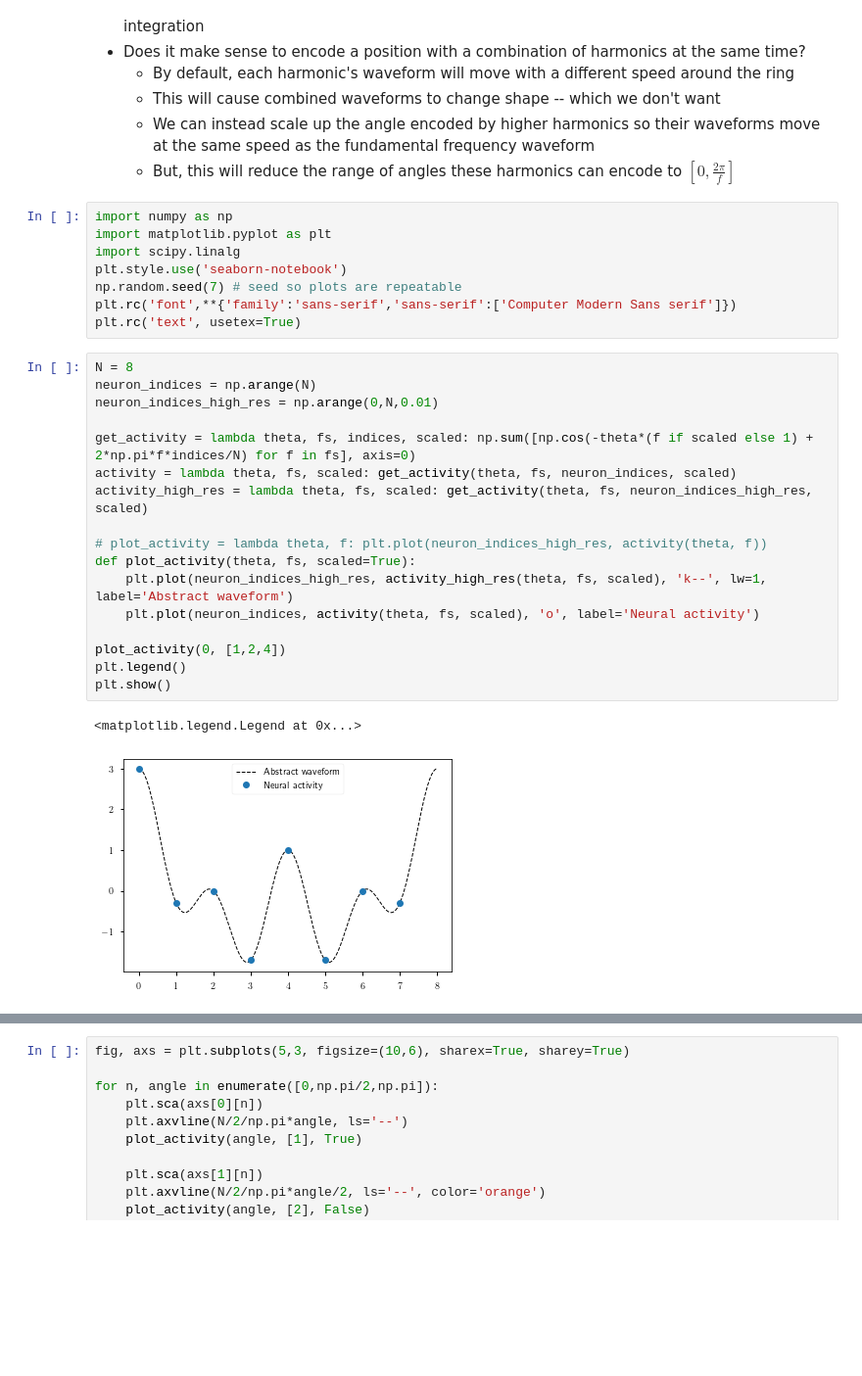
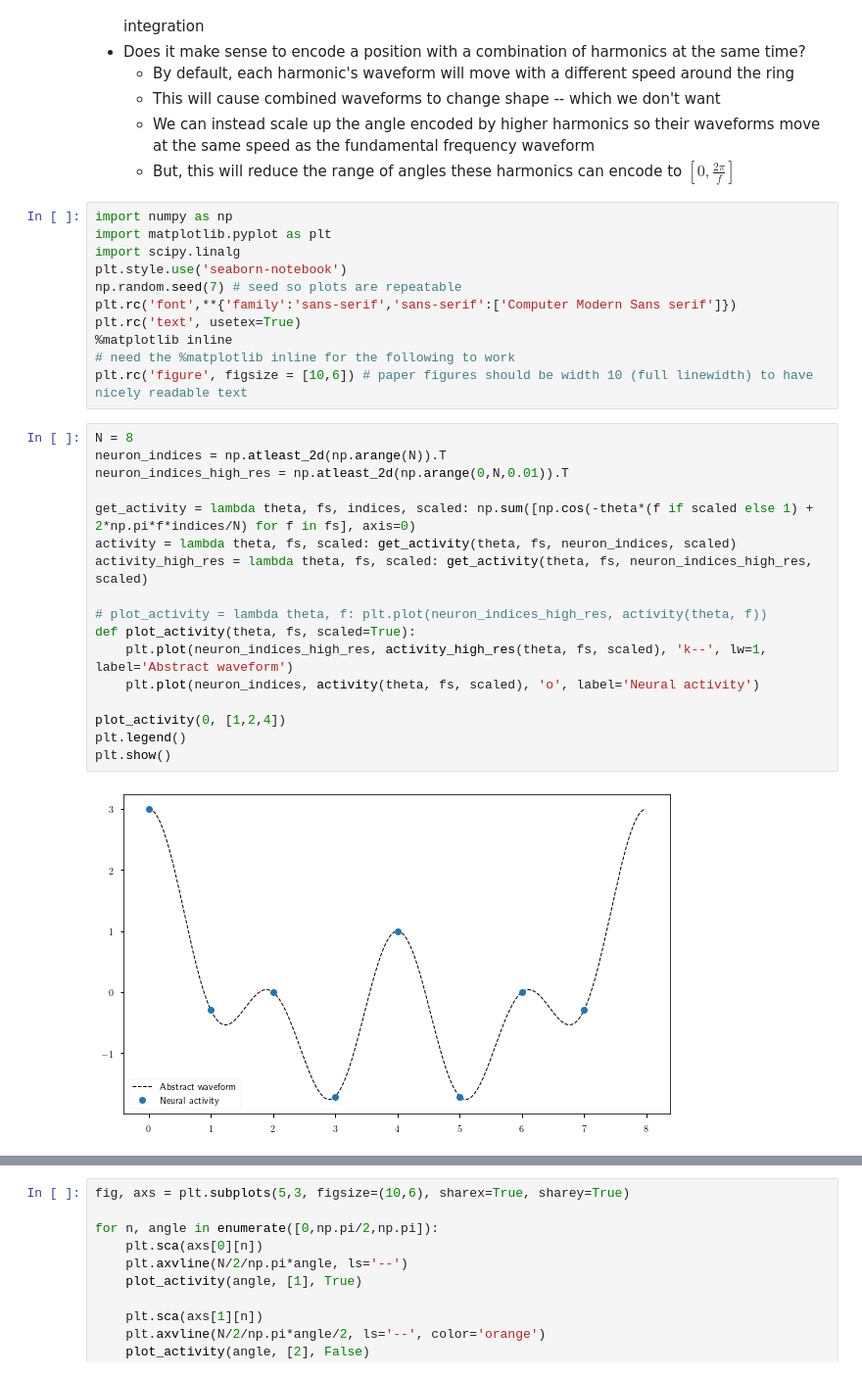
Before and after one commit to Dominic-DallOsto/insect-navigation-sinusoidal-optimality, a Jupyter notebook: encoding with multiple harmonics.ipynb, the cells around one changed output, grey strips where cells are left out. Shown at 98% size. Cells and saved outputs as stored; diff of their text form; blank space fills up the shorter version.

```diff
--- a/encoding with multiple harmonics.ipynb
+++ b/encoding with multiple harmonics.ipynb
@@ -15,26 +15,28 @@ plt.style.use('seaborn-notebook')
 np.random.seed(7) # seed so plots are repeatable
 plt.rc('font',**{'family':'sans-serif','sans-serif':['Computer Modern Sans serif']})
 plt.rc('text', usetex=True)
+%matplotlib inline
+# need the %matplotlib inline for the following to work
+plt.rc('figure', figsize = [10,6]) # paper figures should be width 10 (full linewidth) to have nicely readable text
 # %%
 N = 8
-neuron_indices = np.arange(N)
-neuron_indices_high_res = np.arange(0,N,0.01)
+neuron_indices = np.atleast_2d(np.arange(N)).T
+neuron_indices_high_res = np.atleast_2d(np.arange(0,N,0.01)).T
 
 get_activity = lambda theta, fs, indices, scaled: np.sum([np.cos(-theta*(f if scaled else 1) + 2*np.pi*f*indices/N) for f in fs], axis=0)
 activity = lambda theta, fs, scaled: get_activity(theta, fs, neuron_indices, scaled)
 activity_high_res = lambda theta, fs, scaled: get_activity(theta, fs, neuron_indices_high_res, scaled)
 
 # plot_activity = lambda theta, f: plt.plot(neuron_indices_high_res, activity(theta, f))
 def plot_activity(theta, fs, scaled=True):
 	plt.plot(neuron_indices_high_res, activity_high_res(theta, fs, scaled), 'k--', lw=1, label='Abstract waveform')
 	plt.plot(neuron_indices, activity(theta, fs, scaled), 'o', label='Neural activity')
 
 plot_activity(0, [1,2,4])
 plt.legend()
 plt.show()
 # %% [output]
-<matplotlib.legend.Legend at 0x...>
-[figure, old version]
+[figure, new version]
 # %%
 r = 1
 theta = 4
```
Also changed, not shown: parts of 22 cells of this notebook, 3 other files.
